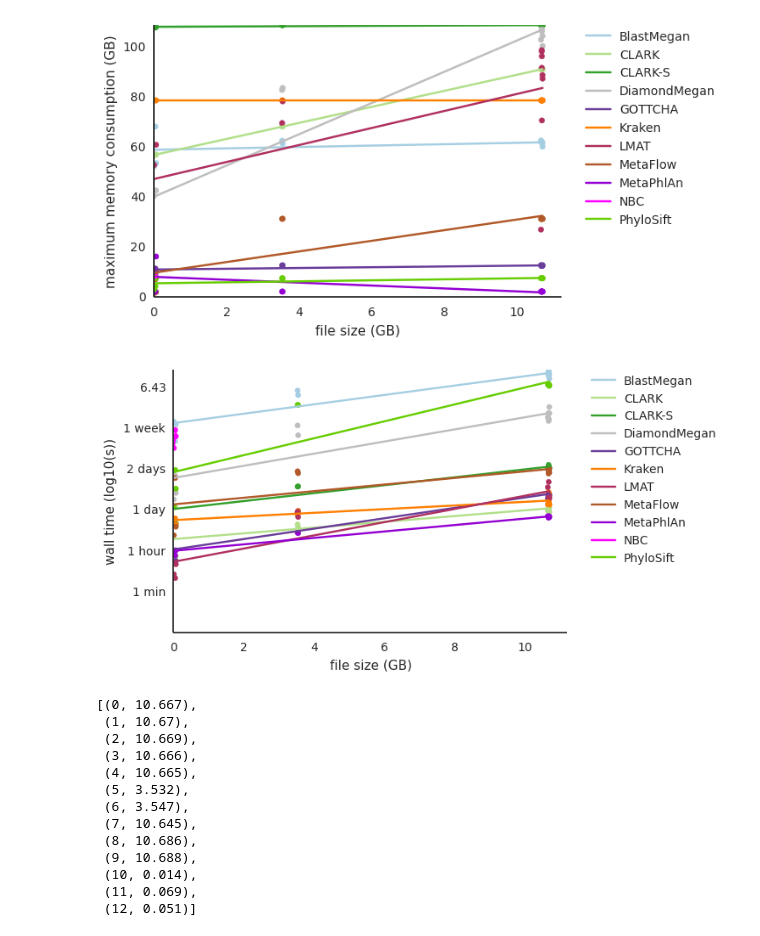
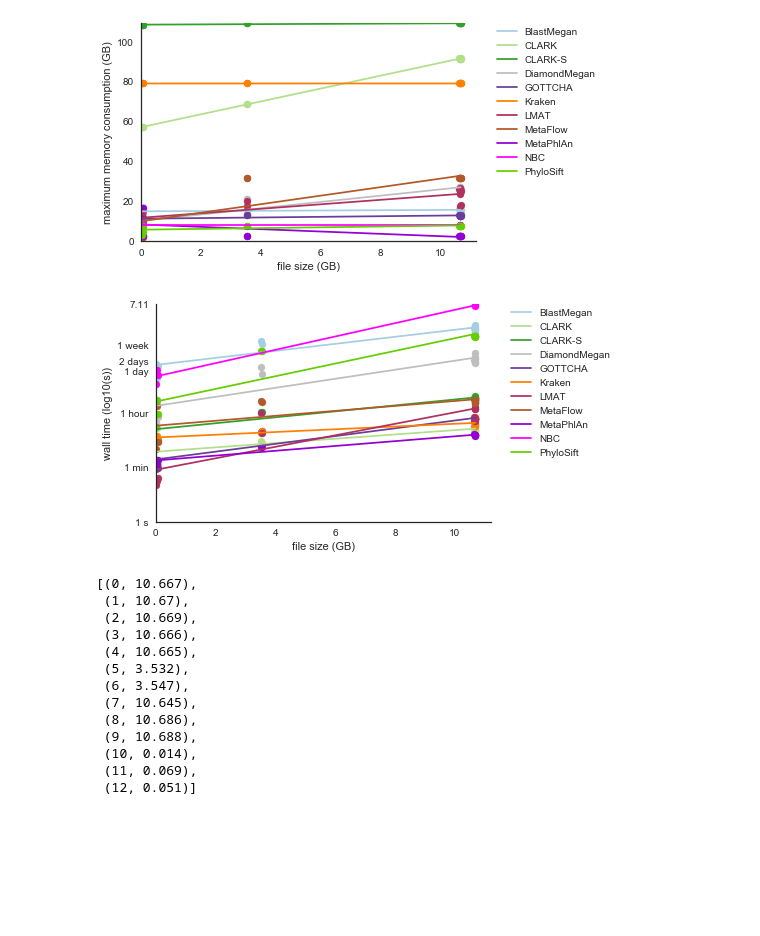
Before and after one commit to cmason-lab/benchmarking_metagenomic_classifiers, a Jupyter notebook: plot_time_mem.ipynb, the cells around one changed output. Drawn from its saved outputs; the diff is of its cells as text; code cells hidden in the pictures; blank space fills up the shorter version.

```diff
--- a/plot_time_mem.ipynb
+++ b/plot_time_mem.ipynb
@@ -20,7 +20,7 @@ results = {'walltime':{},'maxmem':{}}
 for fi in ['walltime','maxmem']:
     csv = open(fi+'.csv','r')
     for line in csv.readlines():
-        if line[0] != ',':
+        if line[0] != ',' and line != '':
             tabbed = line.split(',')
             results[fi][tabbed[0]] = [(i,float(val)) for i,val in enumerate(tabbed[1:]) if val != '']
 # %%
@@ -32,38 +32,39 @@ for fi in results:
         if tool != "gzip filesize (GB)":
             y = [n[1] for n in results[fi][tool]]
             if fi == 'walltime':
                 y = [np.log10(n) for n in y]
             else:
                 y = [n*1./1000000 for n in y]
+            #print fi, tool, y
             if max(y) > max_y:
                 max_y = max(y)
             y_inds = set([n[0] for n in results[fi][tool]])
             tool_colour = tuple([c*1./255 for c in list(colour_dict[tool])])
             #print tool, tuple([c*1./255 for c in list(colour_dict[tool])])
             x = [n[1] for n in results[fi]["gzip filesize (GB)"] if n[0] in y_inds]
             plt.scatter(x,y,color=tool_colour)
             plt.plot(np.unique(x), np.poly1d(np.polyfit(x, y, 1))(np.unique(x)),color=tool_colour,label=tool)
 
     if fi == 'maxmem':
         plt.ylabel('maximum memory consumption (GB)')
     else:
         plt.ylabel('wall time (log10(s))')
 
     if fi == 'walltime':
         locs, labels = plt.yticks()
-        new_labels = ['1 min','1 hour','1 day','2 days','1 week',np.round(max_y,2)]
-        new_locs = [60,3600,86400,172800,604800,max_y]
-        plt.yticks(locs, new_labels)
+        new_labels = ['1 s','1 min','1 hour','1 day','2 days','1 week',np.round(max_y,2)]
+        new_locs = [np.log10(z) for z in [1,60,3600,86400,172800,604800]]+[max_y]
+        plt.yticks(new_locs, new_labels)
     plt.legend(bbox_to_anchor=(1.05, 1), loc=2, borderaxespad=0.)
     plt.xlabel('file size (GB)')
     #plt.title(fi)
     plt.ylim([0,max_y])
     plt.xlim([0,11.2])
     sns.despine()
     plt.savefig(fi+'.pdf',dpi=500,bbox_inches='tight',transparent=True)
 # %% [output]
-[figure, old version]
+[figure, new version]
-[figure, old version]
+[figure, new version]
 # %%
 results["walltime"]["gzip filesize (GB)"]
 # %% [output]
```
Also changed, not shown: parts of 1 cell of this notebook, 6 other files.
